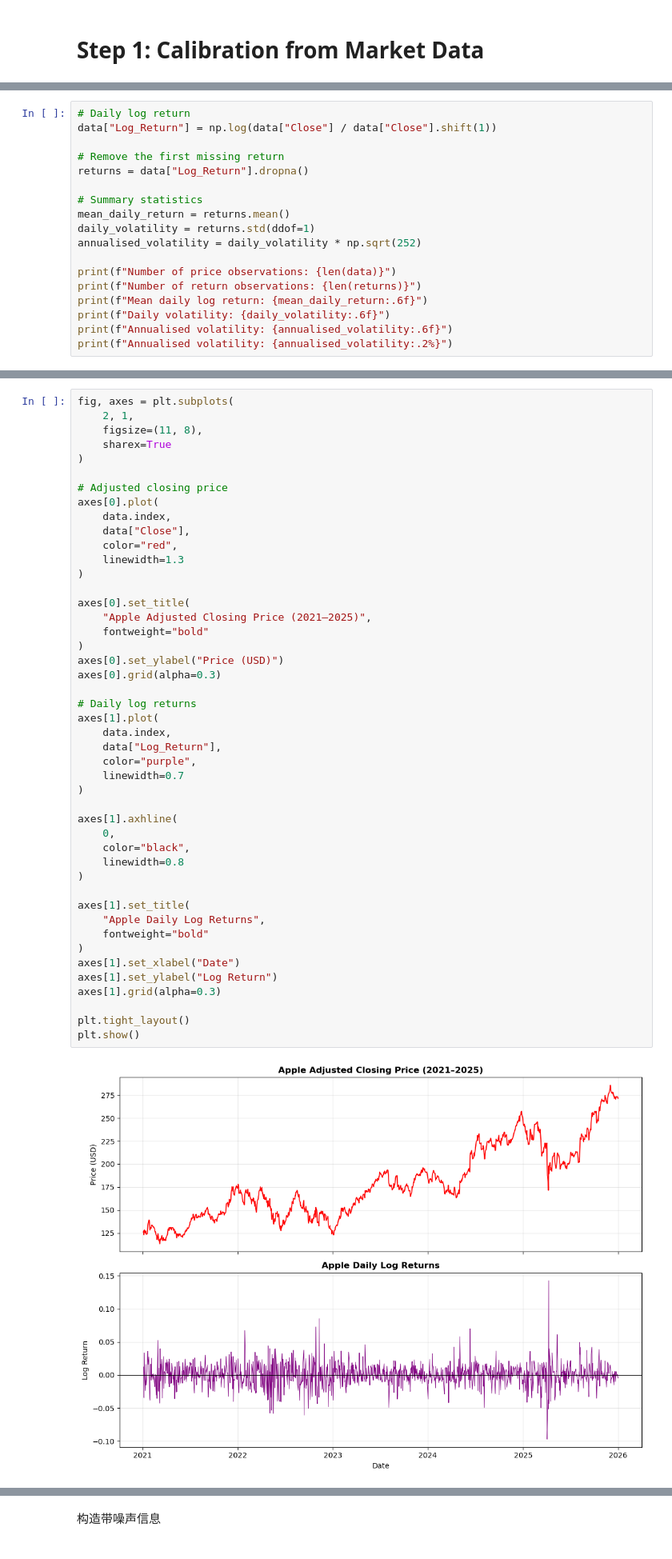
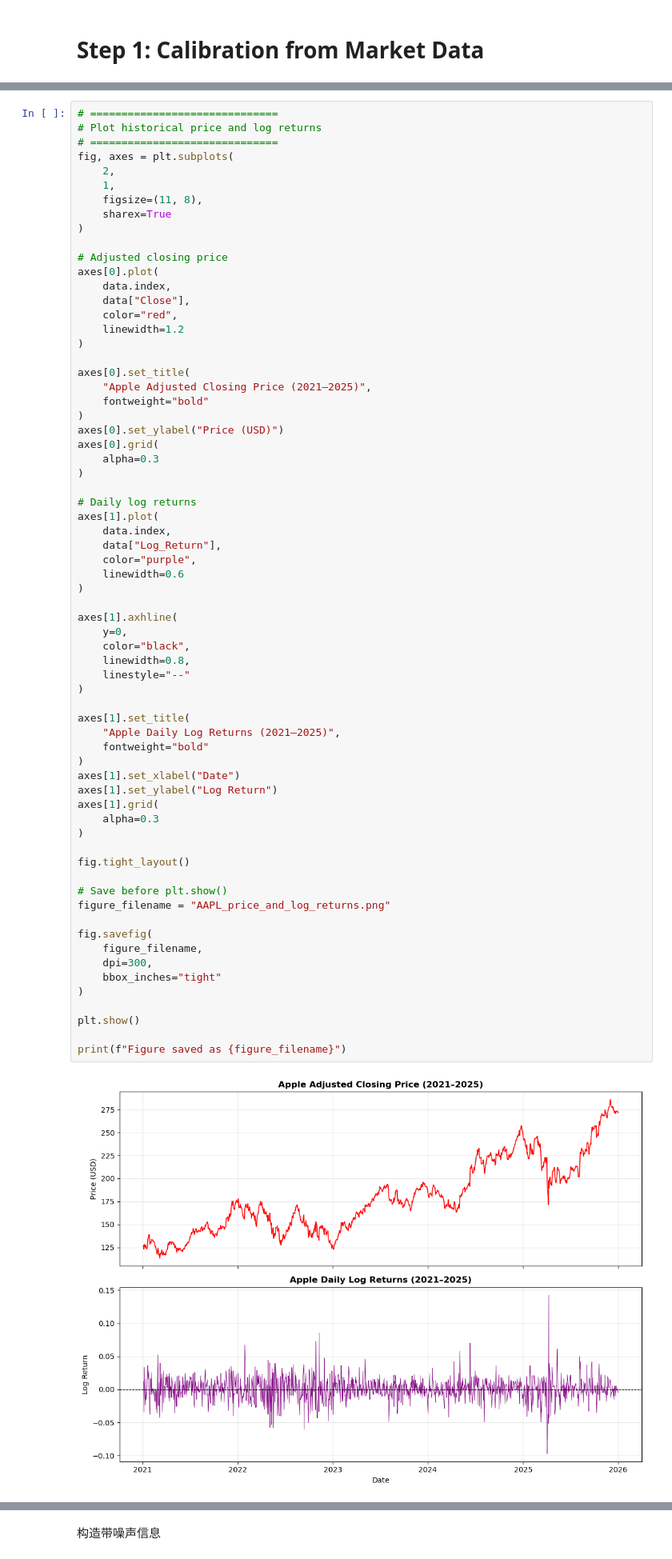
Before and after one commit to Annnnnnngela/insider-trading-noisy-information, a Jupyter notebook: main.ipynb, the cells around one changed output, grey strips where cells are left out. Shown at 80% size. Drawn from its saved outputs; the diff is of its cells as text.

```diff
--- a/main.ipynb
+++ b/main.ipynb
@@ -74,18 +254,0 @@ Date range:
-# %%
-# Daily log return
-data["Log_Return"] = np.log(data["Close"] / data["Close"].shift(1))
-
-# Remove the first missing return
-returns = data["Log_Return"].dropna()
-
-# Summary statistics
-mean_daily_return = returns.mean()
-daily_volatility = returns.std(ddof=1)
-annualised_volatility = daily_volatility * np.sqrt(252)
-
-print(f"Number of price observations: {len(data)}")
-print(f"Number of return observations: {len(returns)}")
-print(f"Mean daily log return: {mean_daily_return:.6f}")
-print(f"Daily volatility: {daily_volatility:.6f}")
-print(f"Annualised volatility: {annualised_volatility:.6f}")
-print(f"Annualised volatility: {annualised_volatility:.2%}")
@@ -99,6 +255,10 @@ Annualised volatility: 27.76%
 # %%
+# ==============================
+# Plot historical price and log returns
+# ==============================
 fig, axes = plt.subplots(
-    2, 1,
+    2,
+    1,
     figsize=(11, 8),
     sharex=True
 )
@@ -108,39 +268,56 @@ axes[0].plot(
     data.index,
     data["Close"],
     color="red",
-    linewidth=1.3
+    linewidth=1.2
 )
 
 axes[0].set_title(
     "Apple Adjusted Closing Price (2021–2025)",
     fontweight="bold"
 )
 axes[0].set_ylabel("Price (USD)")
-axes[0].grid(alpha=0.3)
+axes[0].grid(
+    alpha=0.3
+)
 
 # Daily log returns
 axes[1].plot(
     data.index,
     data["Log_Return"],
     color="purple",
-    linewidth=0.7
+    linewidth=0.6
 )
 
 axes[1].axhline(
-    0,
+    y=0,
     color="black",
-    linewidth=0.8
+    linewidth=0.8,
+    linestyle="--"
 )
 
 axes[1].set_title(
-    "Apple Daily Log Returns",
+    "Apple Daily Log Returns (2021–2025)",
     fontweight="bold"
 )
 axes[1].set_xlabel("Date")
 axes[1].set_ylabel("Log Return")
-axes[1].grid(alpha=0.3)
+axes[1].grid(
+    alpha=0.3
+)
 
-plt.tight_layout()
+fig.tight_layout()
+
+# Save before plt.show()
+figure_filename = "AAPL_price_and_log_returns.png"
+
+fig.savefig(
+    figure_filename,
+    dpi=300,
+    bbox_inches="tight"
+)
+
 plt.show()
+
+print(f"Figure saved as {figure_filename}")
 # %% [output]
-[figure, old version]
+[figure, new version]
```
Also changed, not shown: parts of 67 cells of this notebook, 15 other files.
